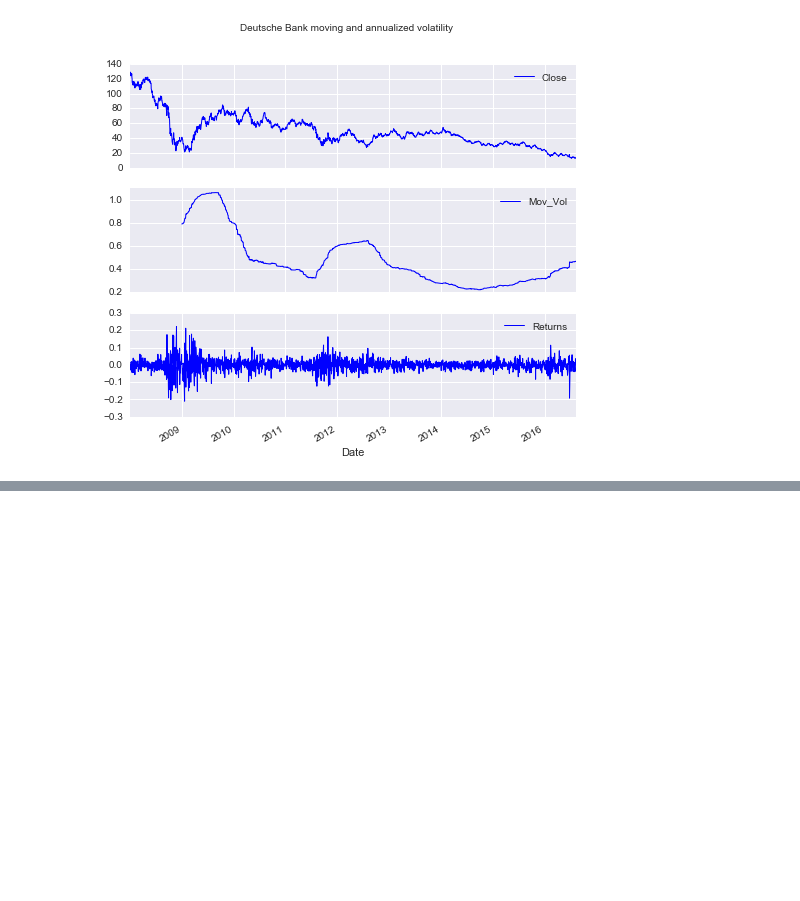
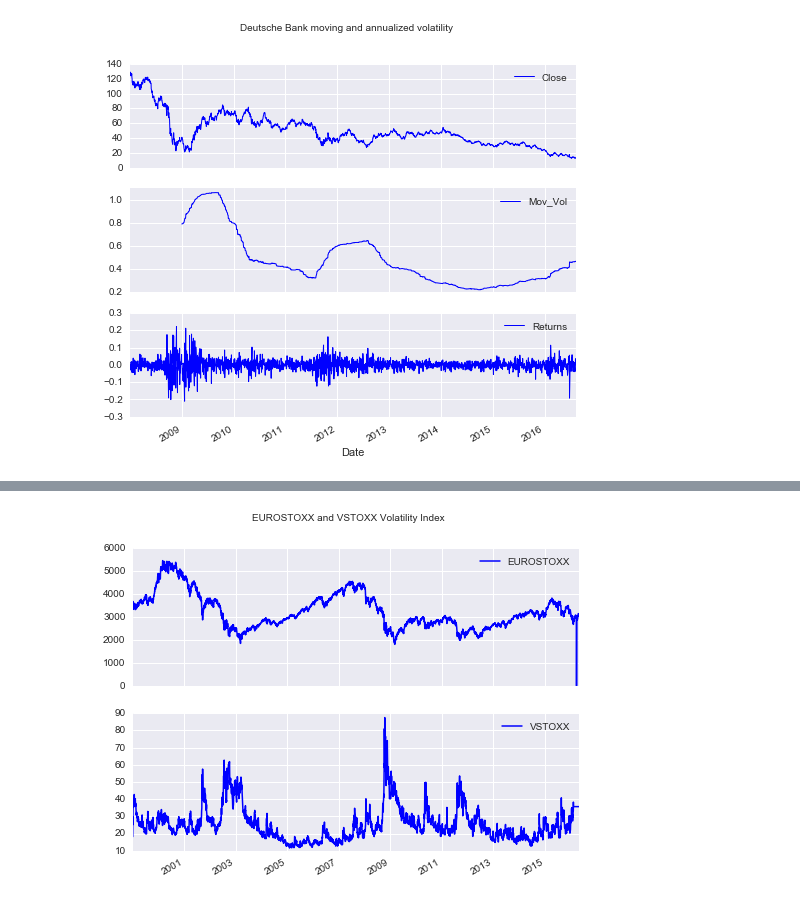
Before and after one commit to eliekawerk/trading, a Jupyter notebook: WorkingTitle.ipynb, the cells around one changed output, grey strips where cells are left out. Drawn from its saved outputs; the diff is of its cells as text; code cells hidden in the pictures; blank space fills up the shorter version.

```diff
--- a/WorkingTitle.ipynb
+++ b/WorkingTitle.ipynb
@@ -120,0 +151,6 @@ db[['Close', 'Mov_Vol', 'Returns']].plot(subplots=True, style='b', figsize=(8,7)
+# %%
+cols = ['SX5P', 'SX5E', 'SXXP', 'SXXE', 'SXXF',
+        'SXXA', 'DK5F', 'DKXF']
+es = pd.read_csv(es_url, index_col=0, parse_dates=True,
+                 sep=';', dayfirst=True, header=None,
+                 skiprows=4, names=cols)
@@ -120,0 +166,2 @@ db[['Close', 'Mov_Vol', 'Returns']].plot(subplots=True, style='b', figsize=(8,7)
+# %%
+vs = pd.read_csv('./data/vs.txt', index_col=0, header=2, parse_dates=True, dayfirst=True)
@@ -120,0 +178,9 @@ db[['Close', 'Mov_Vol', 'Returns']].plot(subplots=True, style='b', figsize=(8,7)
+# %%
+import datetime as dt
+
+#Let's create a dataframe based on the EURO STOXX 50 indices and the Volatility of this index
+data = pd.DataFrame({'EUROSTOXX' : es['SX5E'][es.index > dt.datetime(1999,1,1)]})
+data = data.join(pd.DataFrame({'VSTOXX' : vs['V2TX'][vs.index > dt.datetime(1999,1,1)]}))
+# %%
+#lets fill in missing data
+data = data.fillna(method='ffill')
@@ -120,0 +206,4 @@ db[['Close', 'Mov_Vol', 'Returns']].plot(subplots=True, style='b', figsize=(8,7)
+# %%
+data.plot(subplots=True, grid=True, style='b', figsize=(8,6),lw=1.5, title="EUROSTOXX and VSTOXX Volatility Index");
+# %% [output]
+[figure, added]
```
Also changed, not shown: parts of 16 cells of this notebook.
